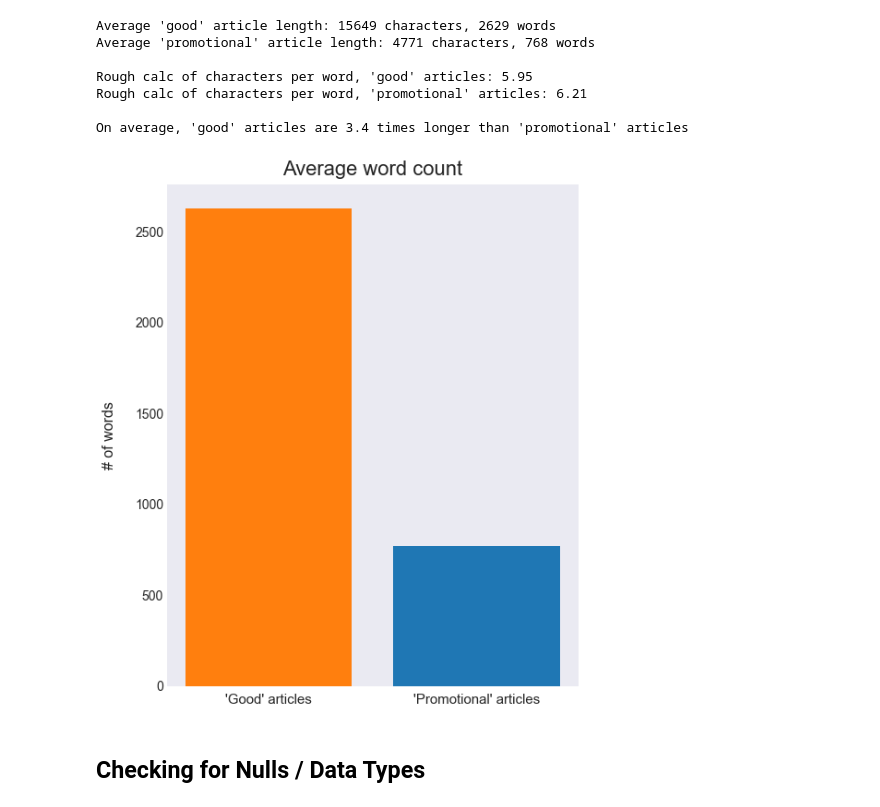
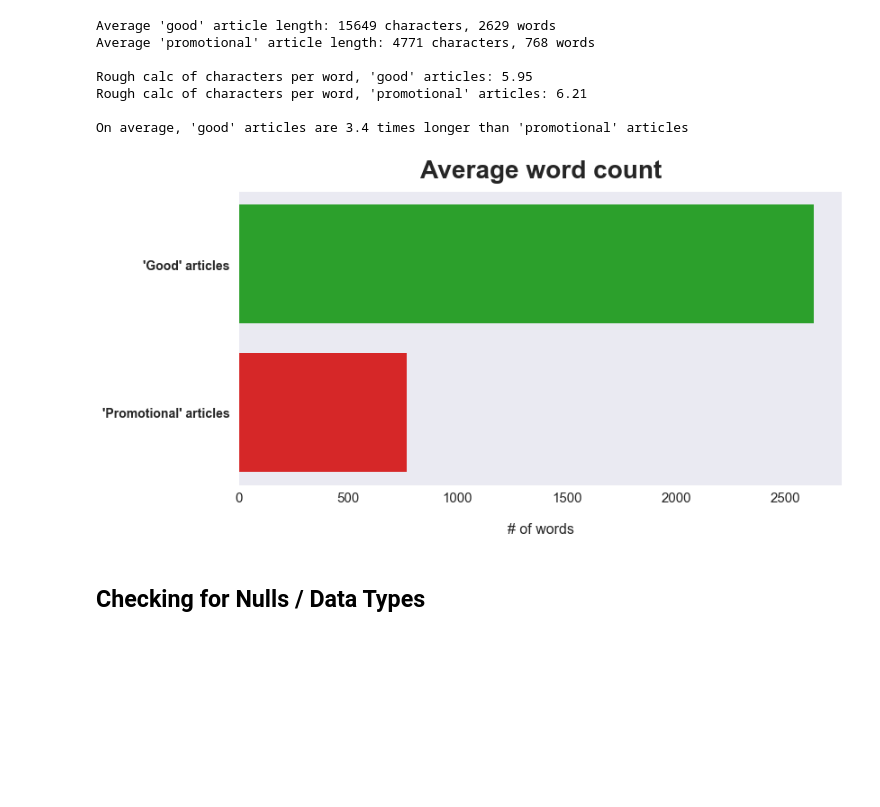
Before and after one commit to toastdeini/Wikipedia-article-quality, a Jupyter notebook: prep/ExploratoryAnalysis.ipynb, the cells around one changed output. Cells and saved outputs as stored; diff of their text form; code cells hidden in the pictures; blank space fills up the shorter version.

```diff
--- a/prep/ExploratoryAnalysis.ipynb
+++ b/prep/ExploratoryAnalysis.ipynb
@@ -204,28 +204,31 @@ On average, 'good' articles are 3.4 times longer than 'promotional' articles
 plt.style.use('seaborn-dark')
 # %%
 # Visualization of average lengths
-fig, ax = plt.subplots(figsize=(8, 10))
+fig, ax = plt.subplots(figsize=(12, 6))
 
-plt.xticks(fontsize=15)
-plt.yticks(fontsize=14)
-ax.tick_params(axis='x', which='major', pad=8)
+plt.xticks(ticks=fontsize=15)
+plt.yticks(fontsize=14, fontweight='bold')
+ax.tick_params(axis='y', which='major', pad=10)
+ax.tick_params(axis='x', which='major', pad=7)
 
-ax.bar(x=["'Good' articles", "'Promotional' articles"],
-       height=(avg_words_good, avg_words_promo),
-       color=['tab:orange', 'tab:blue'])
+
+ax.barh(y=["'Promotional' articles", "'Good' articles"],
+        width=(avg_words_promo, avg_words_good),
+        color=['tab:red', 'tab:green'])
 
 ax.set_title("Average word count",
-             pad=10,
-             fontsize=22)
-ax.set_ylabel("# of words",
+             pad=15,
+             fontsize=28,
+             fontweight='bold')
+ax.set_xlabel("# of words",
               labelpad=20,
               fontsize=16)
 
 fig.savefig(fname='../images/avg_word_count.png',
             dpi=600,
-            bbox_inches='tight');
+            bbox_inches='tight')
 # %% [output]
-[figure, old version]
+[figure, new version]
 # %% [markdown]
 ## Checking for Nulls / Data Types
 # %%
```
Also changed, not shown: parts of 10 cells of this notebook, 1 other file.
